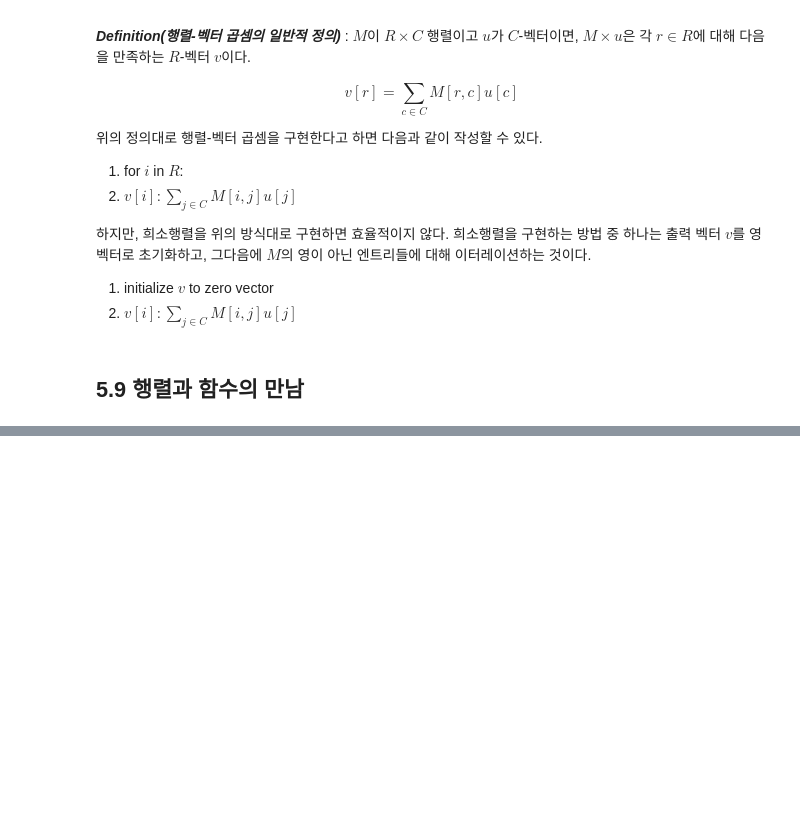
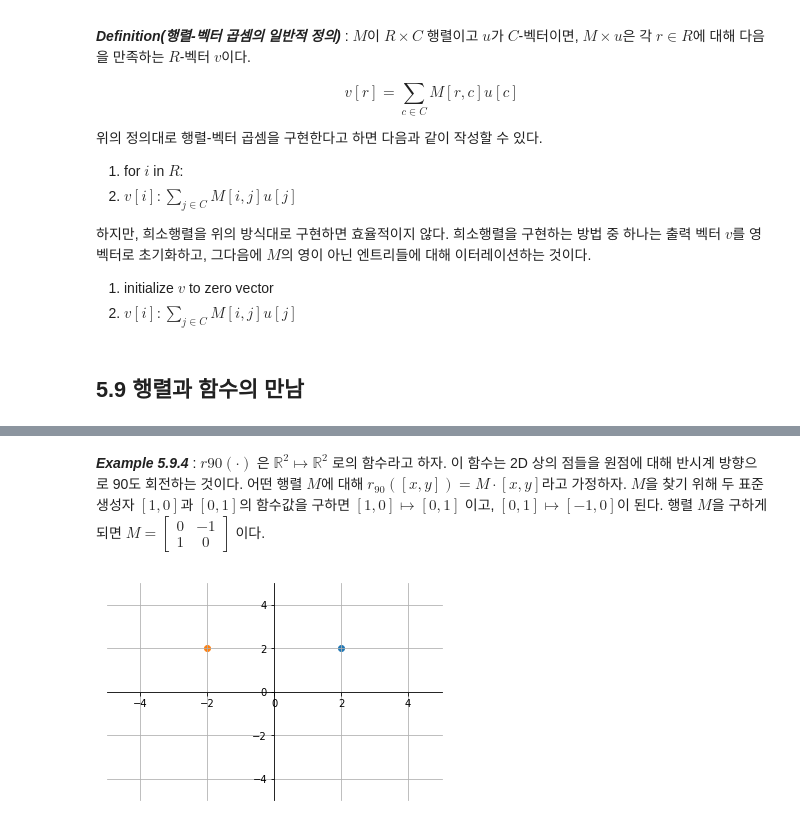
Before and after one commit to Gaheeheehee/Study, a Jupyter notebook: LinearAlgebra/CodingTheMatrix/Chap05 - The Matrix/Chap05-The_Matrix.ipynb, the cells around one changed output, grey strips where cells are left out. Drawn from its saved outputs; the diff is of its cells as text; code cells hidden in the pictures; blank space fills up the shorter version.

```diff
--- a/LinearAlgebra/CodingTheMatrix/Chap05 - The Matrix/Chap05-The_Matrix.ipynb
+++ b/LinearAlgebra/CodingTheMatrix/Chap05 - The Matrix/Chap05-The_Matrix.ipynb
@@ -405,0 +459,24 @@ $$v[r]=\sum _{ c \in C }^{  }{ M[r,c]u[c] } $$
+# %% [markdown]
+***Example 5.9.4*** : $r{90}(\cdot)$ 은 $\mathbb{R}^2 \mapsto \mathbb{R}^2$ 로의 함수라고 하자. 이 함수는 2D 상의 점들을 원점에 대해 반시계 방향으로 90도 회전하는 것이다. 어떤 행렬 $M$에 대해 $r_{90}([x,y]) = M \cdot [x,y]$라고 가정하자. $M$을 찾기 위해 두 표준 생성자 $[1,0]$과 $[0,1]$의 함수값을 구하면 $[1,0] \mapsto [0,1]$ 이고, $[0,1] \mapsto [-1,0]$이 된다. 행렬 $M$을 구하게 되면 $M=\begin{bmatrix} 0 & -1 \\ 1 & 0 \end{bmatrix}$ 이다.
+# %%
+M = np.matrix([[0, -1], [1, 0]])  # 행렬 M 정의
+v = [2, 2]  # 임의의 벡터 v
+mv = np.dot(M, v)  # M * v
+
+fig, ax = plt.subplots()
+
+for spine in ['left', 'bottom']:
+    ax.spines[spine].set_position('zero')
+
+# Hide the other spines...
+for spine in ['right', 'top']:
+    ax.spines[spine].set_color('none')
+
+ax.scatter([v[0]], [v[1]])
+ax.scatter([mv[0, 0]], [mv[0, 1]])
+ax.axis([-5, 5, -5, 5])
+ax.grid()
+
+plt.show()
+# %% [output]
+[figure, added]
```
Also changed, not shown: parts of 11 cells of this notebook, 1 other file.
